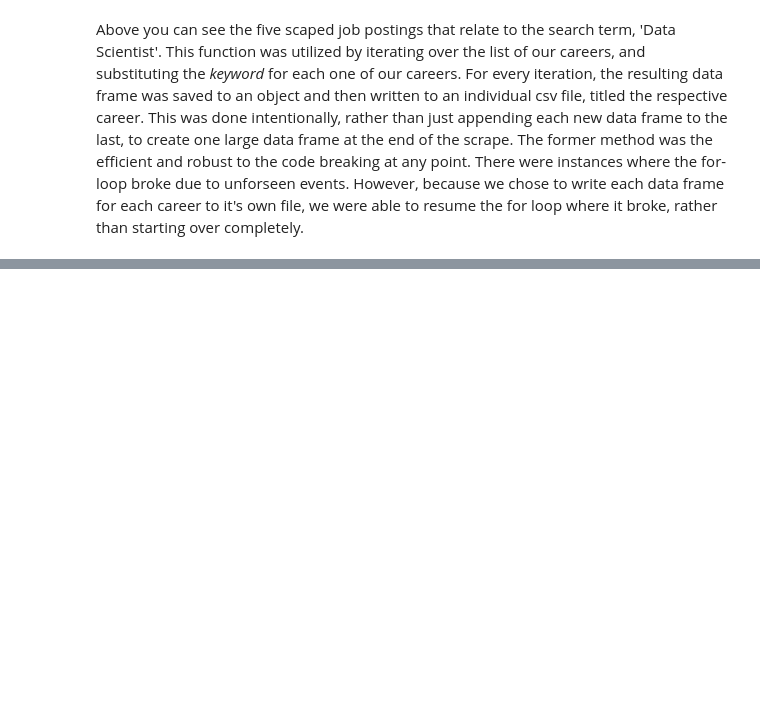
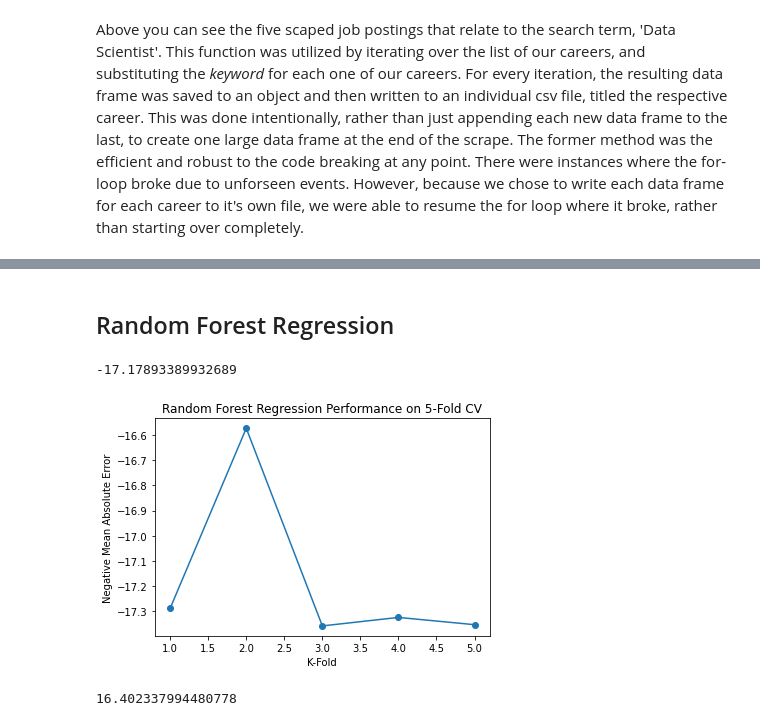
Before and after one commit to yiannimercer/career_salary_estimator, a Jupyter notebook: Final Project Report.ipynb, the cells around one changed output, grey strips where cells are left out. Saved outputs shown, nothing was run; the diff lists cells and outputs as text; code cells hidden in the pictures; blank space fills up the shorter version.

```diff
--- a/Final Project Report.ipynb
+++ b/Final Project Report.ipynb
@@ -59,0 +263,5 @@ You
+# %%
+from sklearn.ensemble import RandomForestRegressor
+rf = RandomForestRegressor(random_state=42)
+
+rf_cv = cross_val_score(rf,X_train,y_train,scoring = 'neg_mean_absolute_error', cv = 5)
@@ -59,0 +321,11 @@ You
+# %% [markdown]
+## Random Forest Regression
+# %%
+plt.plot(range(1,6),rf_cv,marker ='o')
+plt.title("Random Forest Regression Performance on 5-Fold CV")
+plt.xlabel("K-Fold")
+plt.ylabel("Negative Mean Absolute Error")
+np.mean(rf_cv)
+# %% [output]
+-17.17893389932689
+[figure, added]
@@ -59,0 +334,13 @@ You
+# %%
+from sklearn.model_selection import GridSearchCV
+
+gs = GridSearchCV(rf,parameters,scoring='neg_mean_absolute_error',cv=3, n_jobs=-1)
+gs.fit(X_train,y_train)
+
+gs.best_score_
+gs.best_estimator_
+
+tpred_rf = gs.best_estimator_.predict(X_test)
+mean_absolute_error(y_test,tpred_rf)
+# %% [output]
+16.402337994480778
```
Also changed, not shown: parts of 53 cells of this notebook, 5 other files.
